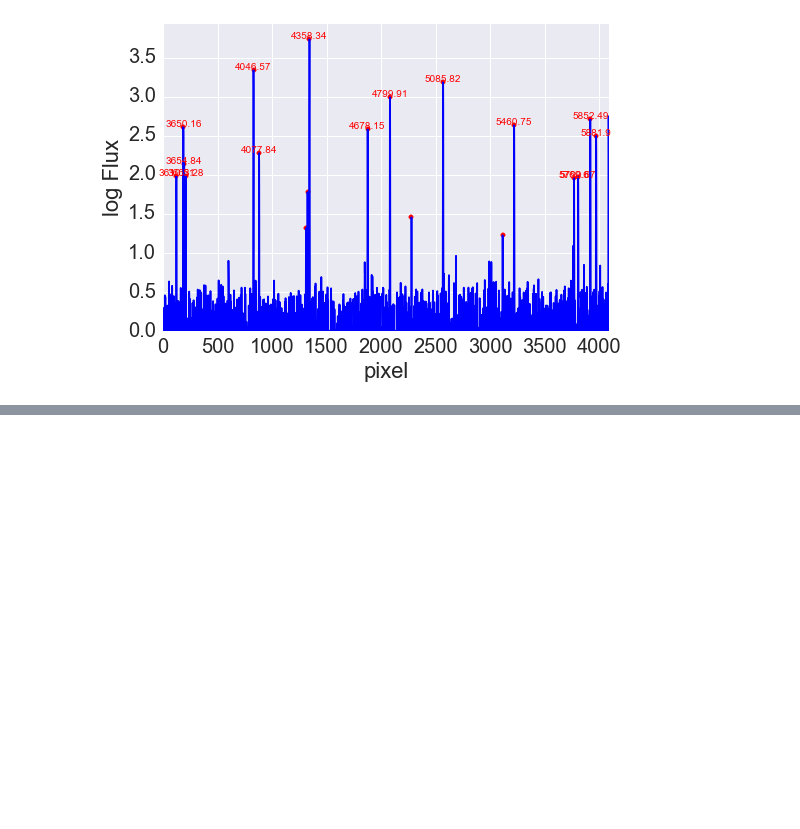
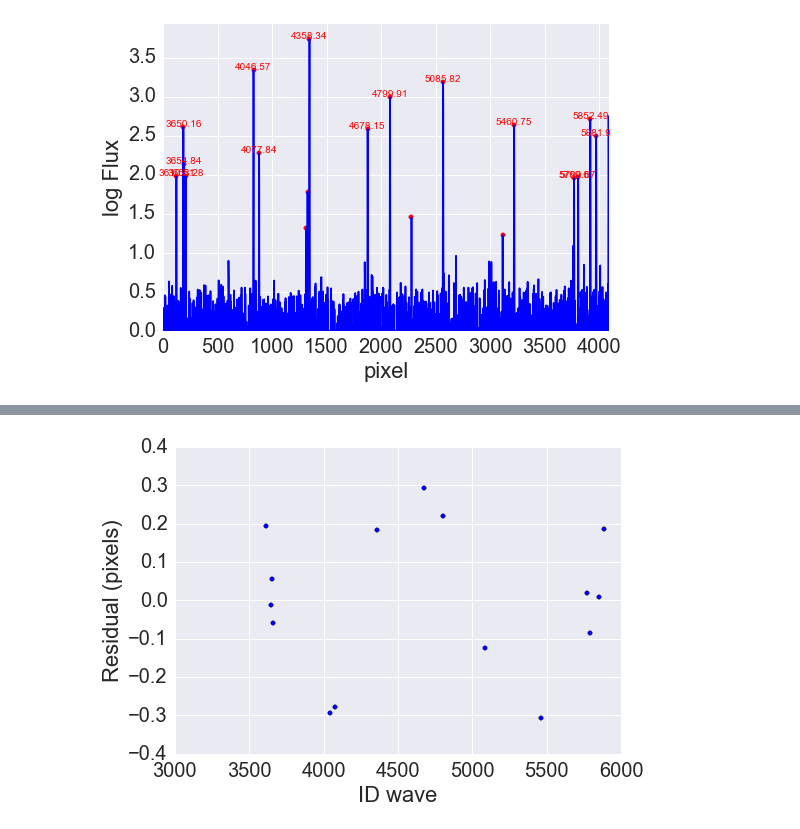
Before and after one commit to desihub/desispec, a Jupyter notebook: doc/nb/Boot_Calibs_firsttry.ipynb, the cells around one changed output, grey strips where cells are left out. Drawn from its saved outputs; the diff is of its cells as text; code cells hidden in the pictures; blank space fills up the shorter version.

```diff
--- a/doc/nb/Boot_Calibs.ipynb
+++ b/doc/nb/Boot_Calibs_firsttry.ipynb
@@ -724,19 +323,0 @@ pixwv_fit = xafits.func_fit(np.array(id_dict['id_pix']),np.array(id_dict['id_wav
-# %%
-# Loop on non-IDs
-wv_toler = 3.*dlamb # Ang
-for ii,ixpk in enumerate(xpk):
-    if ii in id_dict['id_idx']:
-        continue
-    # Predict wavelength
-    wv_pk = xafits.func_val(ixpk,pixwv_fit)
-    # Search for a match
-    mt = np.where(np.abs(llist['wave']-wv_pk)<wv_toler)[0]
-    if len(mt) == 1:
-        print('Matched {:g} to {:g}'.format(ixpk,llist['wave'][mt[0]]))
-        id_dict['id_idx'].append(ii)
-        id_dict['id_pix'].append(ixpk)
-        id_dict['id_wave'].append(llist['wave'][mt[0]])
-# Sort
-id_dict['id_idx'].sort()
-id_dict['id_pix'].sort()
-id_dict['id_wave'].sort()
@@ -789,0 +356,14 @@ array([0, 0, 0, 0, 0, 0, 0, 0, 0, 0, 0, 0, 0, 0, 0])
+# %%
+# Plot residuals
+plt.clf()
+# Fit
+yfit = xafits.func_val(np.array(id_dict['id_wave']),final_fit)
+# IDs
+plt.scatter(id_dict['id_wave'], np.array(id_dict['id_pix'])-yfit)
+#
+plt.xlabel('ID wave')
+plt.ylabel('Residual (pixels)')
+plt.show()
+plt.close()
+# %% [output]
+[figure, added]
```
Also changed, not shown: parts of 72 cells of this notebook, 1 other file.
